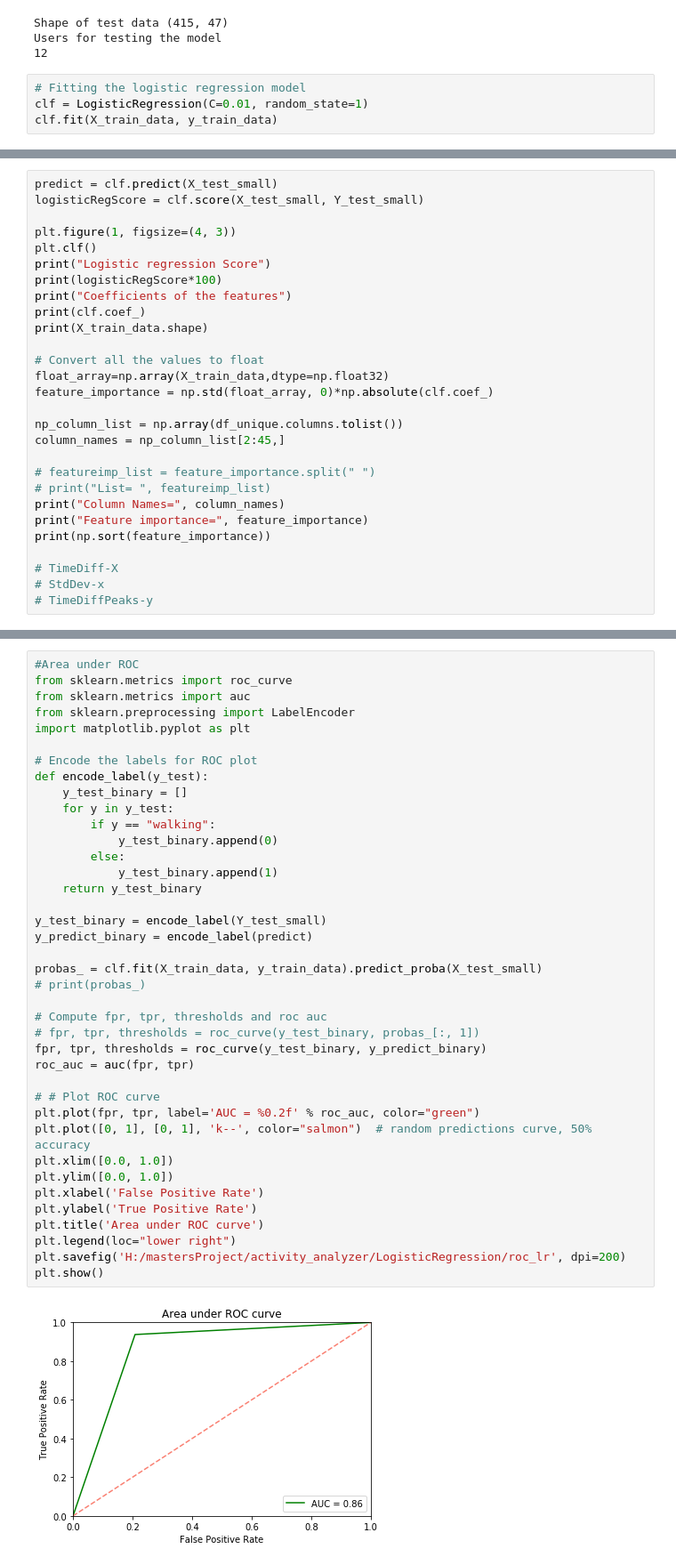
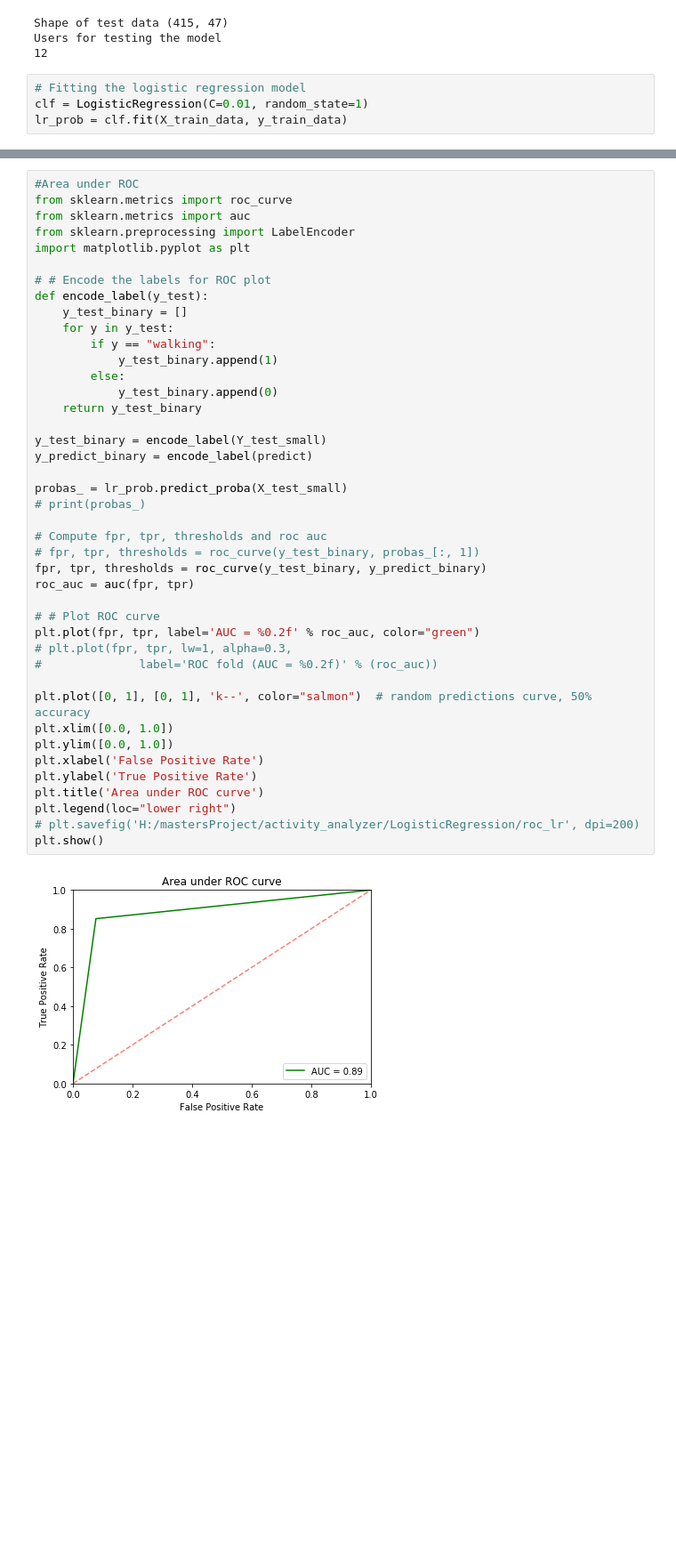
Before and after one commit to bkommineni/Activity-Recognition-Using-Sensordata, a Jupyter notebook: LogisticRegression/LogisticRegression3train12test.ipynb, the cells around one changed output, grey strips where cells are left out. Shown: that part at 89% size. Saved outputs shown, nothing was run; the diff lists cells and outputs as text; blank space fills up the shorter version.

```diff
--- a/LogisticRegression/LogisticRegression3train12test.ipynb
+++ b/LogisticRegression/LogisticRegression3train12test.ipynb
@@ -82,4 +81,4 @@ Users for testing the model
 # %%
 # Fitting the logistic regression model
 clf = LogisticRegression(C=0.01, random_state=1)
-clf.fit(X_train_data, y_train_data)
+lr_prob = clf.fit(X_train_data, y_train_data)
@@ -91,28 +84,0 @@ LogisticRegression(C=0.01, class_weight=None, dual=False, fit_intercept=True,
-# %%
-predict = clf.predict(X_test_small)
-logisticRegScore = clf.score(X_test_small, Y_test_small)
-
-plt.figure(1, figsize=(4, 3))
-plt.clf()
-print("Logistic regression Score")
-print(logisticRegScore*100)
-print("Coefficients of the features")
-print(clf.coef_)
-print(X_train_data.shape)
-
-# Convert all the values to float
-float_array=np.array(X_train_data,dtype=np.float32)
-feature_importance = np.std(float_array, 0)*np.absolute(clf.coef_)
-
-np_column_list = np.array(df_unique.columns.tolist())
-column_names = np_column_list[2:45,]
-
-# featureimp_list = feature_importance.split(" ")
-# print("List= ", featureimp_list)
-print("Column Names=", column_names)
-print("Feature importance=", feature_importance)
-print(np.sort(feature_importance))
-
-# TimeDiff-X
-# StdDev-x
-# TimeDiffPeaks-y
@@ -216,37 +192,40 @@ from sklearn.metrics import auc
 from sklearn.preprocessing import LabelEncoder
 import matplotlib.pyplot as plt
 
-# Encode the labels for ROC plot
+# # Encode the labels for ROC plot
 def encode_label(y_test):
     y_test_binary = []
     for y in y_test:
         if y == "walking":
+            y_test_binary.append(1)
+        else:
             y_test_binary.append(0)
-        else:
-            y_test_binary.append(1)
     return y_test_binary
 
 y_test_binary = encode_label(Y_test_small)
 y_predict_binary = encode_label(predict)
 
-probas_ = clf.fit(X_train_data, y_train_data).predict_proba(X_test_small)
+probas_ = lr_prob.predict_proba(X_test_small)
 # print(probas_)
 
 # Compute fpr, tpr, thresholds and roc auc
 # fpr, tpr, thresholds = roc_curve(y_test_binary, probas_[:, 1])
 fpr, tpr, thresholds = roc_curve(y_test_binary, y_predict_binary)
 roc_auc = auc(fpr, tpr)
 
 # # Plot ROC curve
 plt.plot(fpr, tpr, label='AUC = %0.2f' % roc_auc, color="green")
+# plt.plot(fpr, tpr, lw=1, alpha=0.3,
+#              label='ROC fold (AUC = %0.2f)' % (roc_auc))
+
 plt.plot([0, 1], [0, 1], 'k--', color="salmon")  # random predictions curve, 50% accuracy
 plt.xlim([0.0, 1.0])
 plt.ylim([0.0, 1.0])
 plt.xlabel('False Positive Rate')
 plt.ylabel('True Positive Rate')
 plt.title('Area under ROC curve')
 plt.legend(loc="lower right")
-plt.savefig('H:/mastersProject/activity_analyzer/LogisticRegression/roc_lr', dpi=200)
+# plt.savefig('H:/mastersProject/activity_analyzer/LogisticRegression/roc_lr', dpi=200)
 plt.show()
 # %% [output]
-[figure, old version]
+[figure, new version]
```
Also changed, not shown: parts of 9 cells of this notebook.
